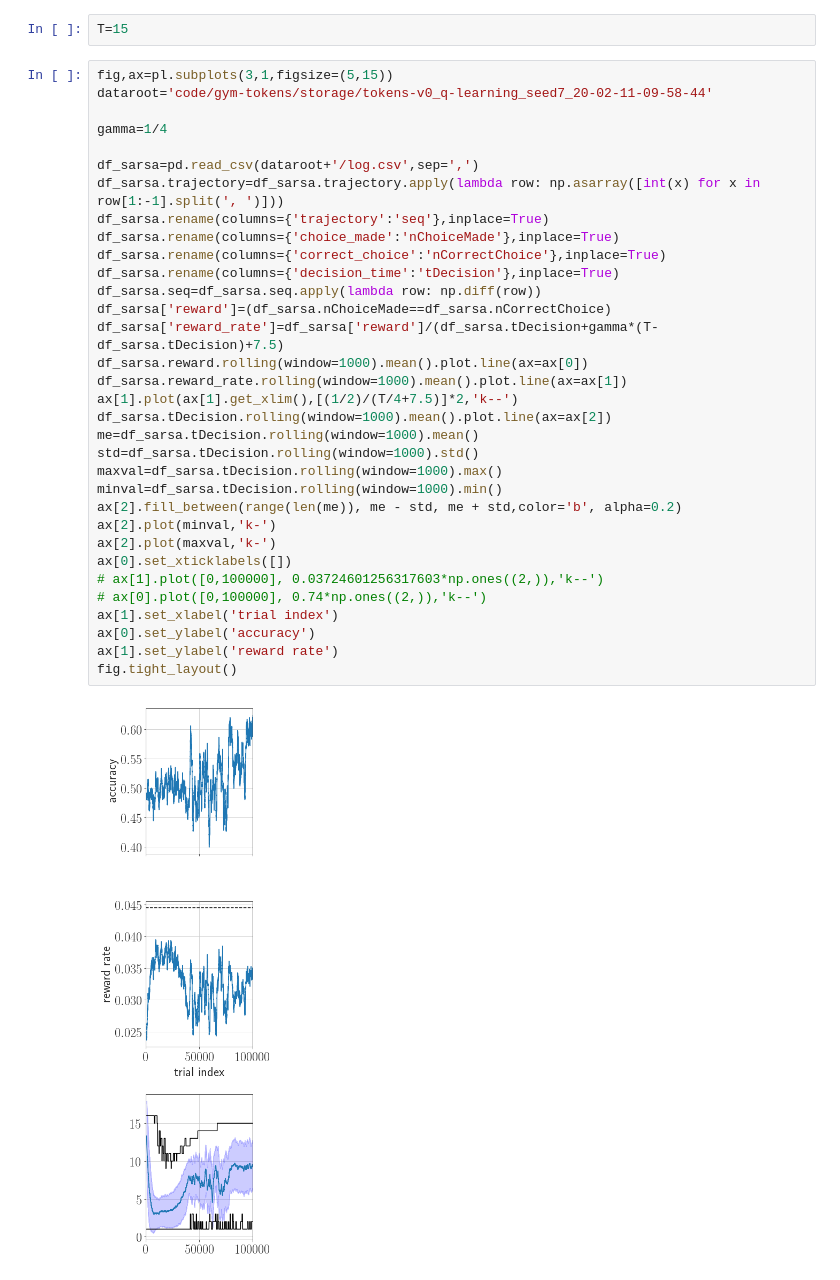
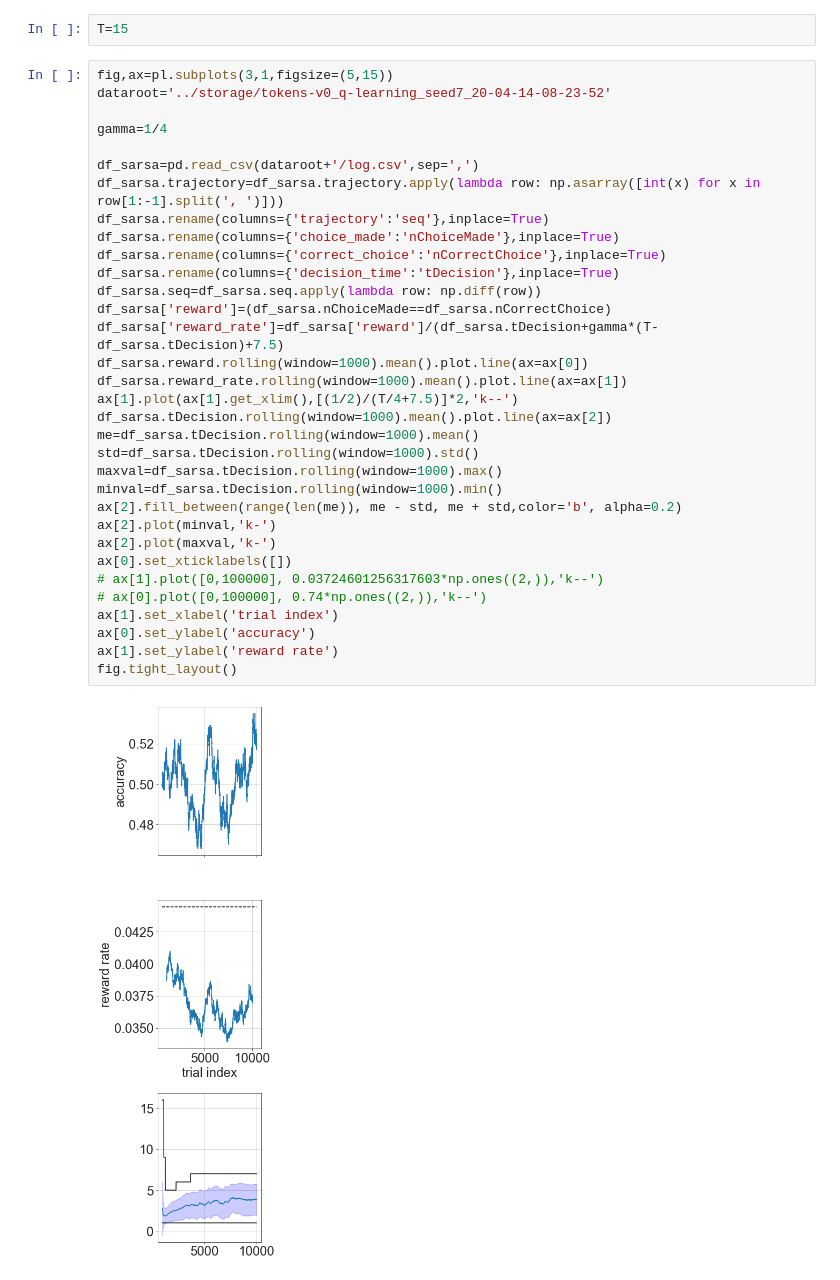
Before and after one commit to amimem/tokens_task, a Jupyter notebook: notebooks/tokens_task_analysis_RL_onerun.ipynb, the cells around one changed output. Drawn from its saved outputs; the diff is of its cells as text.

```diff
--- a/notebooks/tokens_task_analysis_RL_onerun.ipynb
+++ b/notebooks/tokens_task_analysis_RL_onerun.ipynb
@@ -181,36 +172,36 @@ fancy explore
 T=15
 # %%
 fig,ax=pl.subplots(3,1,figsize=(5,15))
-dataroot='code/gym-tokens/storage/tokens-v0_q-learning_seed7_20-02-11-09-58-44'
+dataroot='../storage/tokens-v0_q-learning_seed7_20-04-14-08-23-52'
 
 gamma=1/4
 
 df_sarsa=pd.read_csv(dataroot+'/log.csv',sep=',')
 df_sarsa.trajectory=df_sarsa.trajectory.apply(lambda row: np.asarray([int(x) for x in row[1:-1].split(', ')]))
 df_sarsa.rename(columns={'trajectory':'seq'},inplace=True)
 df_sarsa.rename(columns={'choice_made':'nChoiceMade'},inplace=True)
 df_sarsa.rename(columns={'correct_choice':'nCorrectChoice'},inplace=True)
 df_sarsa.rename(columns={'decision_time':'tDecision'},inplace=True)
 df_sarsa.seq=df_sarsa.seq.apply(lambda row: np.diff(row))
 df_sarsa['reward']=(df_sarsa.nChoiceMade==df_sarsa.nCorrectChoice)
 df_sarsa['reward_rate']=df_sarsa['reward']/(df_sarsa.tDecision+gamma*(T-df_sarsa.tDecision)+7.5)
 df_sarsa.reward.rolling(window=1000).mean().plot.line(ax=ax[0])
 df_sarsa.reward_rate.rolling(window=1000).mean().plot.line(ax=ax[1])
 ax[1].plot(ax[1].get_xlim(),[(1/2)/(T/4+7.5)]*2,'k--')
 df_sarsa.tDecision.rolling(window=1000).mean().plot.line(ax=ax[2])
 me=df_sarsa.tDecision.rolling(window=1000).mean()
 std=df_sarsa.tDecision.rolling(window=1000).std()
 maxval=df_sarsa.tDecision.rolling(window=1000).max()
 minval=df_sarsa.tDecision.rolling(window=1000).min()
 ax[2].fill_between(range(len(me)), me - std, me + std,color='b', alpha=0.2)
 ax[2].plot(minval,'k-')
 ax[2].plot(maxval,'k-')
 ax[0].set_xticklabels([])
 # ax[1].plot([0,100000], 0.03724601256317603*np.ones((2,)),'k--')
 # ax[0].plot([0,100000], 0.74*np.ones((2,)),'k--')
 ax[1].set_xlabel('trial index')
 ax[0].set_ylabel('accuracy')
 ax[1].set_ylabel('reward rate')
 fig.tight_layout()
 # %% [output]
-[figure, old version]
+[figure, new version]
```
Also changed, not shown: parts of 5 cells of this notebook.
